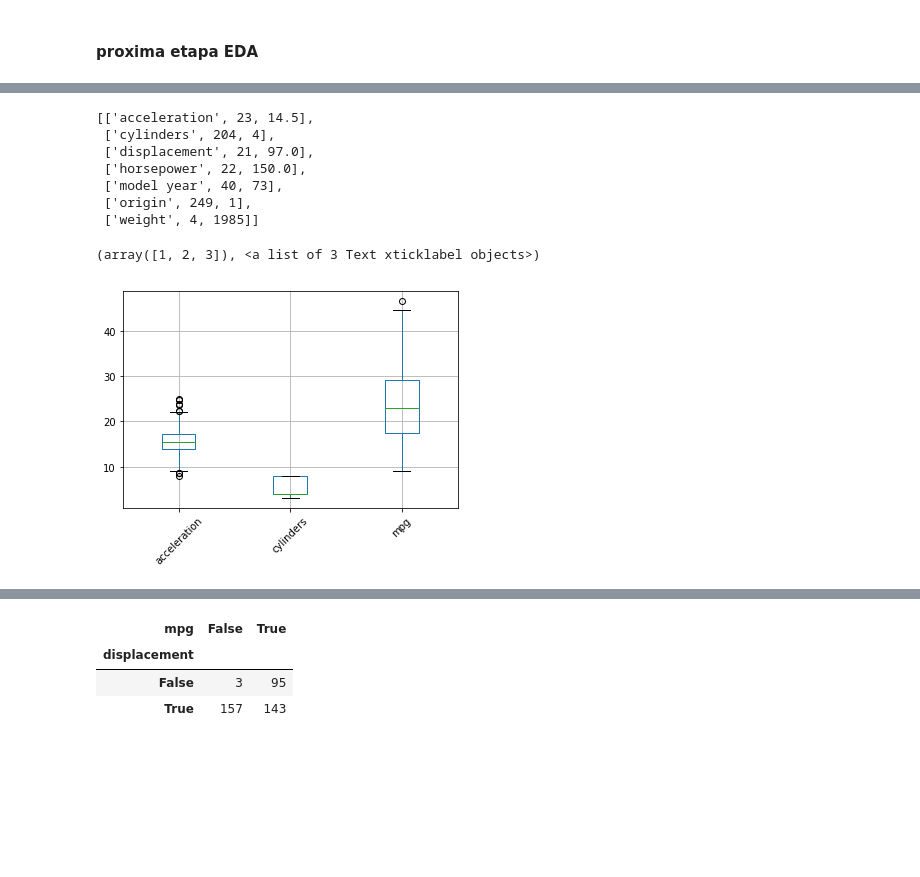
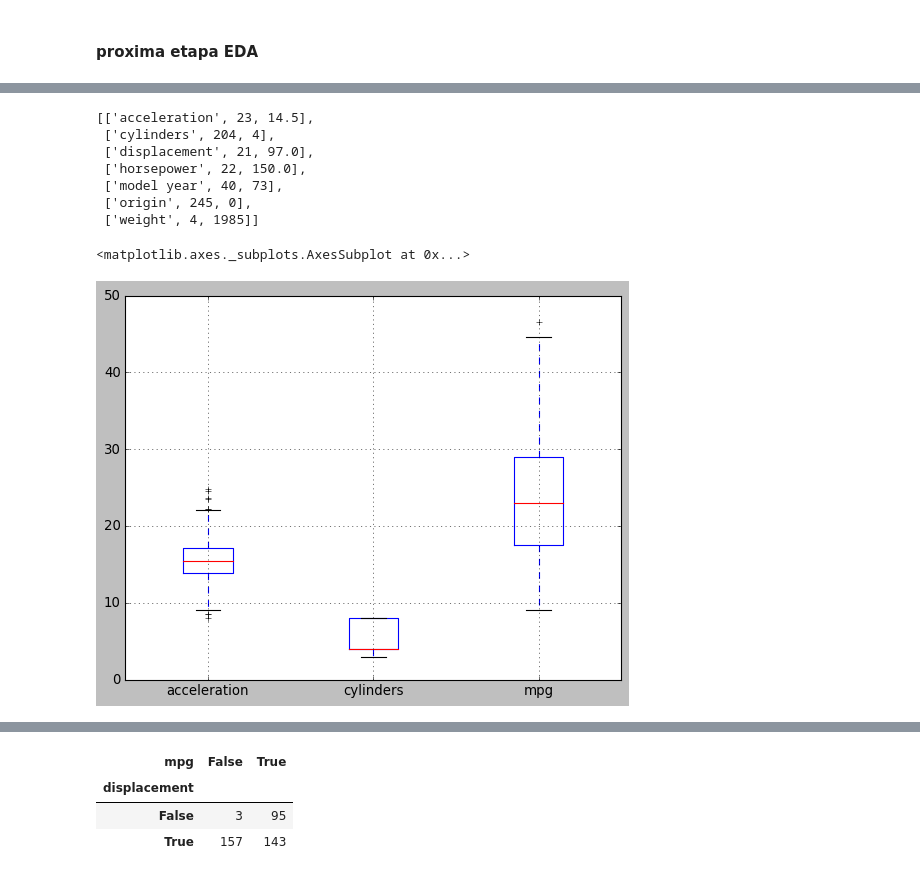
Before and after one commit to prbronze/Learning, a Jupyter notebook: mpg.ipynb, the cells around one changed output, grey strips where cells are left out. Cells and saved outputs as stored; diff of their text form; code cells hidden in the pictures; blank space fills up the shorter version.

```diff
--- a/mpg.ipynb
+++ b/mpg.ipynb
@@ -10,6 +10,7 @@ import numpy as np
 
 %matplotlib inline
 from scipy import stats
+plt.style.use('classic')
 
 import warnings
 warnings.filterwarnings("ignore")
@@ -117,7 +122,7 @@ NameError: name 'xz' is not defined
 # %%
 def lin_reg(pred):
     X_train,X_test,y_train,y_test = train_test_split(
-    train[train.columns.difference(['horsepower'])],train['horsepower'],test_size = 0.2,shuffle=True)
+        df_ready[df_ready.columns.difference(['horsepower'])],df_ready['horsepower'],test_size = 0.2,shuffle=True)
 
     outer_cv = KFold(n_splits=3, shuffle=True)
 
@@ -153,5 +158,5 @@ Mean: 0.8834234344555892 +/- 0.02408408387155042
 # %%
-df_inputed = pd.concat([new_df,train],sort=True)
+df_inputed = pd.concat([new_df,df_ready],sort=True)
 # %% [markdown]
 #### proxima etapa EDA
 # %%
@@ -196,14 +212,13 @@ un_va
  ['displacement', 21, 97.0],
  ['horsepower', 22, 150.0],
  ['model year', 40, 73],
- ['origin', 249, 1],
+ ['origin', 245, 0],
  ['weight', 4, 1985]]
 # %%
 df_inputed[['acceleration','cylinders','mpg']].boxplot()
-plt.xticks(rotation='45')
 # %% [output]
-(array([1, 2, 3]), <a list of 3 Text xticklabel objects>)
+<matplotlib.axes._subplots.AxesSubplot at 0x...>
-[figure, old version]
+[figure, new version]
 # %%
 #checking
 df_inputed[['acceleration','cylinders','mpg']].quantile(np.arange(0.1,1.0,0.1)).plot.line()
```
Also changed, not shown: parts of 16 cells of this notebook.
